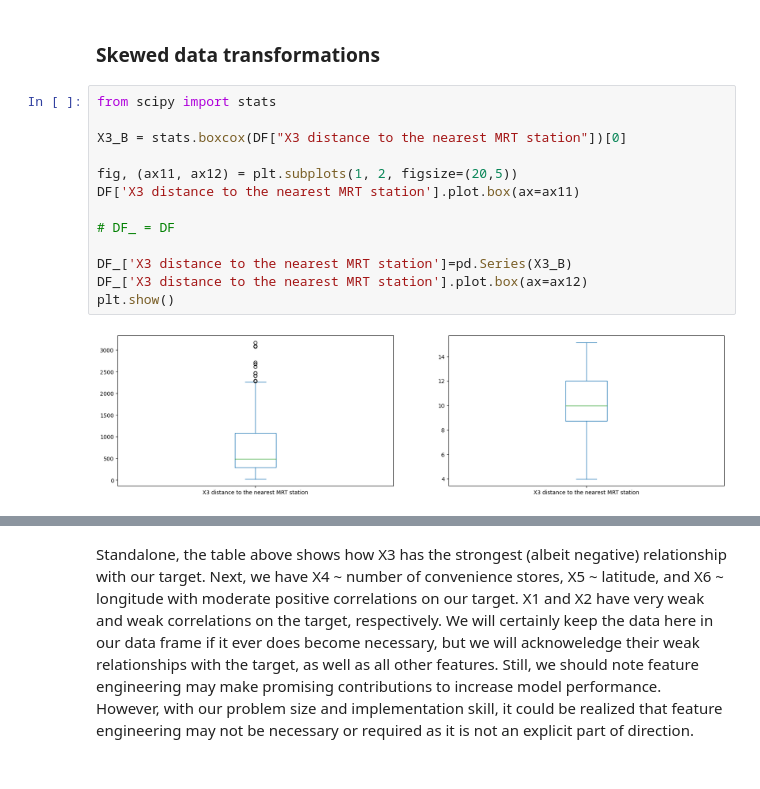
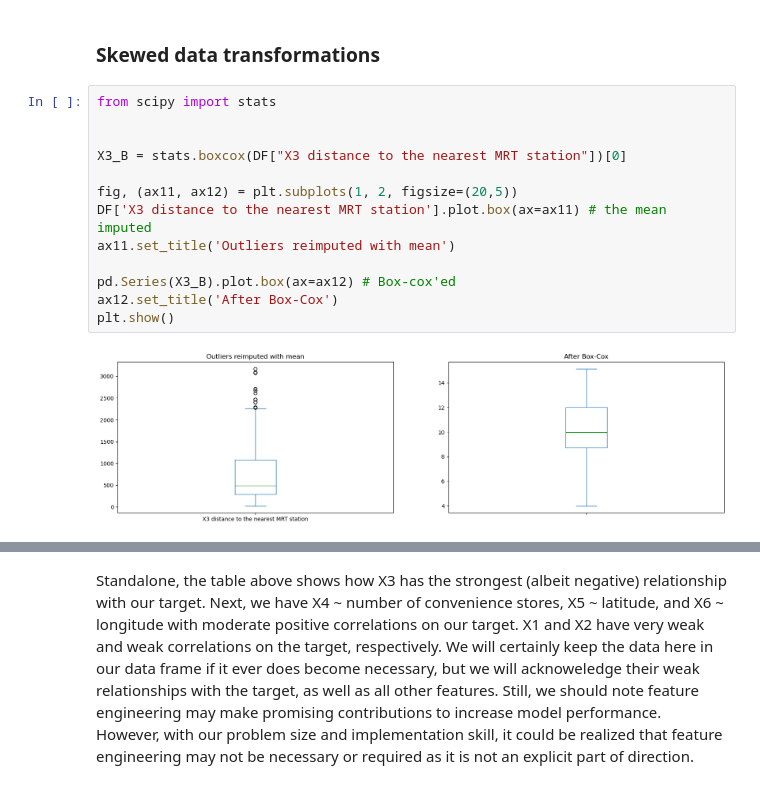
Before and after one commit to matthewpkearney/cs559_spring24_hw1, a Jupyter notebook: Homework1_mkearney.ipynb, the cells around one changed output, grey strips where cells are left out. Drawn from its saved outputs; the diff is of its cells as text.

```diff
--- a/Homework1_mkearney.ipynb
+++ b/Homework1_mkearney.ipynb
@@ -324,17 +398,17 @@ We have much better domain of our features for X4, X5, and X6 through scaling. T
 # %% [markdown]
 ### Skewed data transformations
-# %%
-from scipy import stats
-
-X3_B = stats.boxcox(DF["X3 distance to the nearest MRT station"])[0]
-
-fig, (ax11, ax12) = plt.subplots(1, 2, figsize=(20,5))
-DF['X3 distance to the nearest MRT station'].plot.box(ax=ax11)
-
-# DF_ = DF
-
-DF_['X3 distance to the nearest MRT station']=pd.Series(X3_B)
-DF_['X3 distance to the nearest MRT station'].plot.box(ax=ax12)
-plt.show()
-# %% [output]
-[figure, removed]
+# %%
+from scipy import stats
+
+
+X3_B = stats.boxcox(DF["X3 distance to the nearest MRT station"])[0]
+
+fig, (ax11, ax12) = plt.subplots(1, 2, figsize=(20,5))
+DF['X3 distance to the nearest MRT station'].plot.box(ax=ax11) # the mean imputed
+ax11.set_title('Outliers reimputed with mean')
+
+pd.Series(X3_B).plot.box(ax=ax12) # Box-cox'ed
+ax12.set_title('After Box-Cox')
+plt.show()
+# %% [output]
+[figure, added]
```
Also changed, not shown: parts of 43 cells of this notebook.
